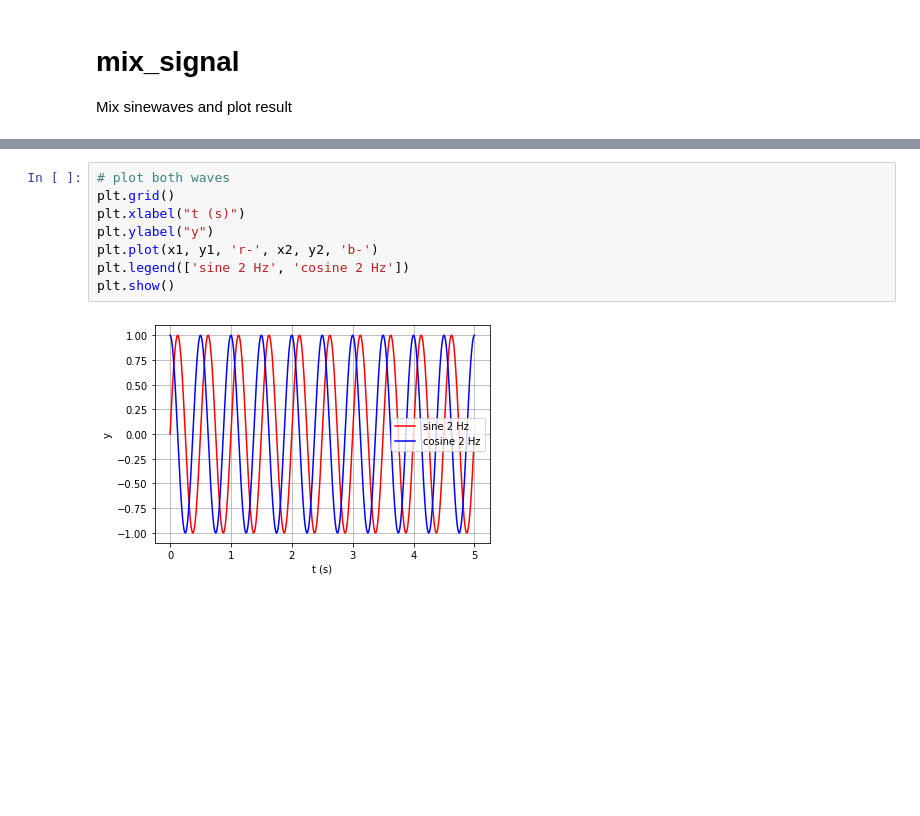
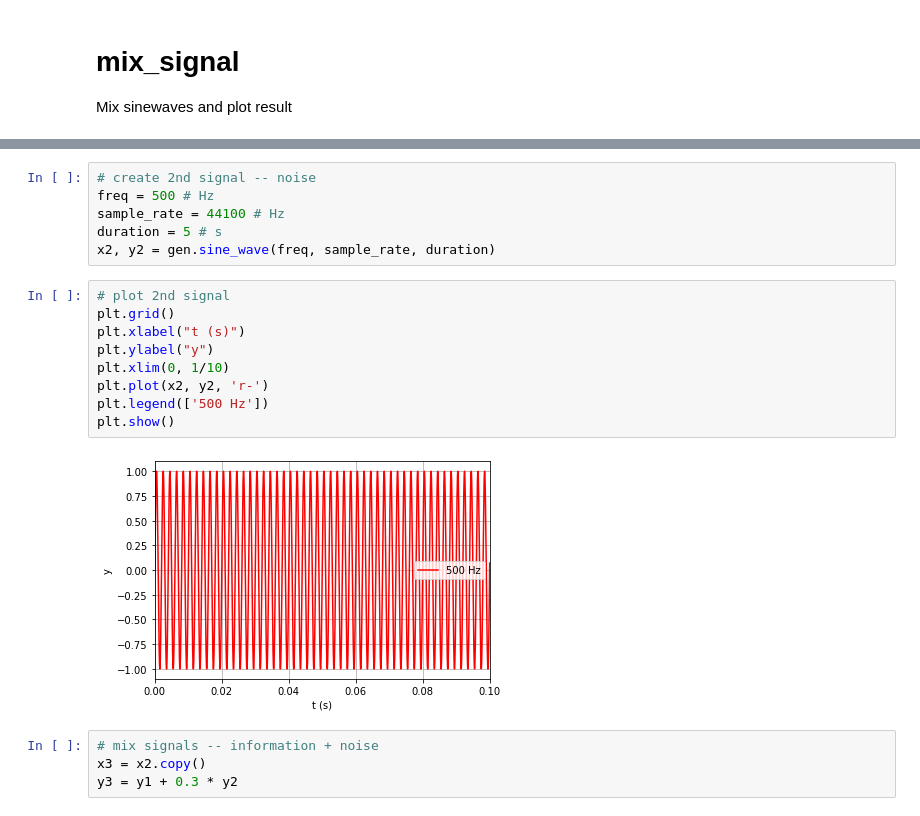
Before and after one commit to dudung/py-jupyter-nb, a Jupyter notebook: src/fft/mix_signal.ipynb, the cells around one changed output, grey strips where cells are left out. Saved outputs shown, nothing was run; the diff lists cells and outputs as text; blank space fills up the shorter version.

```diff
--- a/src/fft/mix_signal.ipynb
+++ b/src/fft/mix_signal.ipynb
@@ -40,10 +26,21 @@ plt.show()
-# %%
-# plot both waves
-plt.grid()
-plt.xlabel("t (s)")
-plt.ylabel("y")
-plt.plot(x1, y1, 'r-', x2, y2, 'b-')
-plt.legend(['sine 2 Hz', 'cosine 2 Hz'])
-plt.show()
-# %% [output]
-[figure, removed]
+# %%
+# create 2nd signal -- noise
+freq = 500 # Hz
+sample_rate = 44100 # Hz
+duration = 5 # s
+x2, y2 = gen.sine_wave(freq, sample_rate, duration)
+# %%
+# plot 2nd signal
+plt.grid()
+plt.xlabel("t (s)")
+plt.ylabel("y")
+plt.xlim(0, 1/10)
+plt.plot(x2, y2, 'r-')
+plt.legend(['500 Hz'])
+plt.show()
+# %% [output]
+[figure, added]
+# %%
+# mix signals -- information + noise
+x3 = x2.copy()
+y3 = y1 + 0.3 * y2
```
Also changed, not shown: parts of 7 cells of this notebook.
